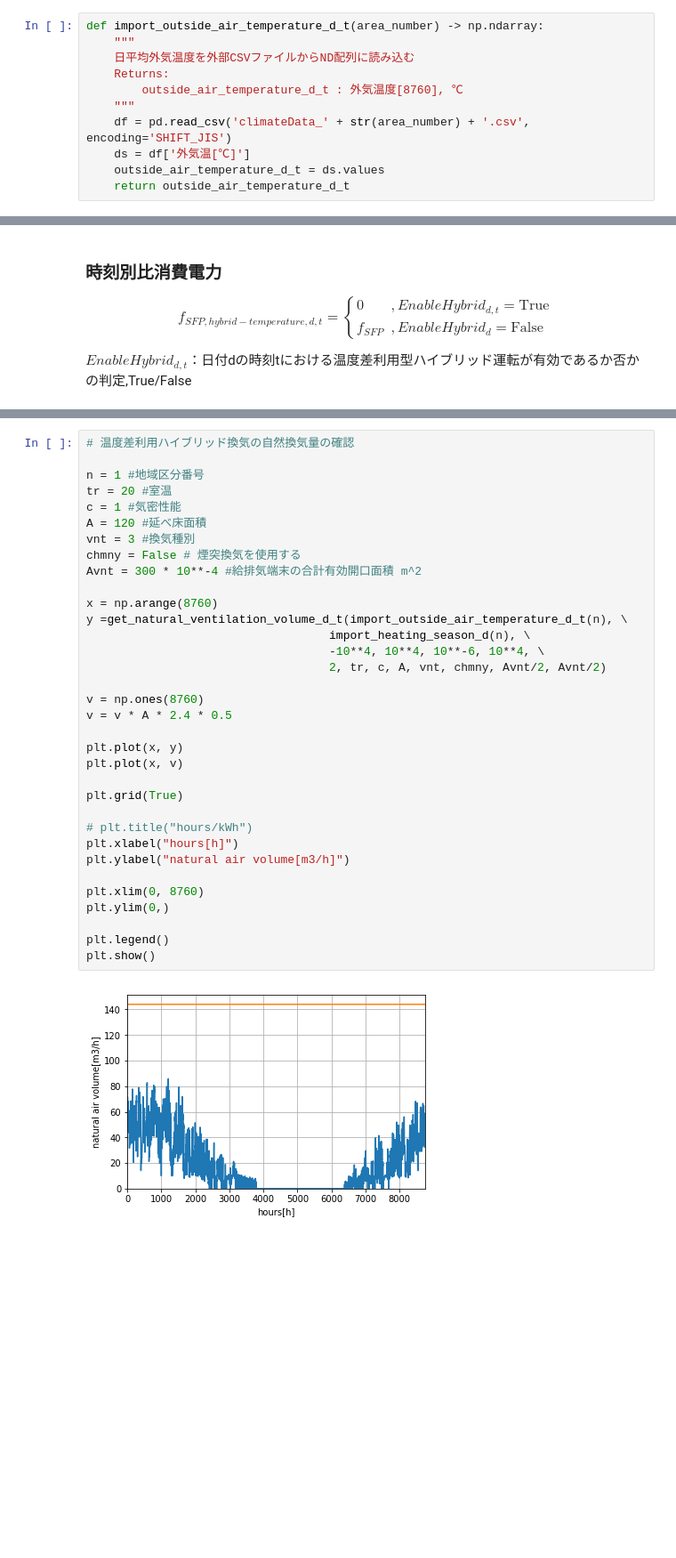
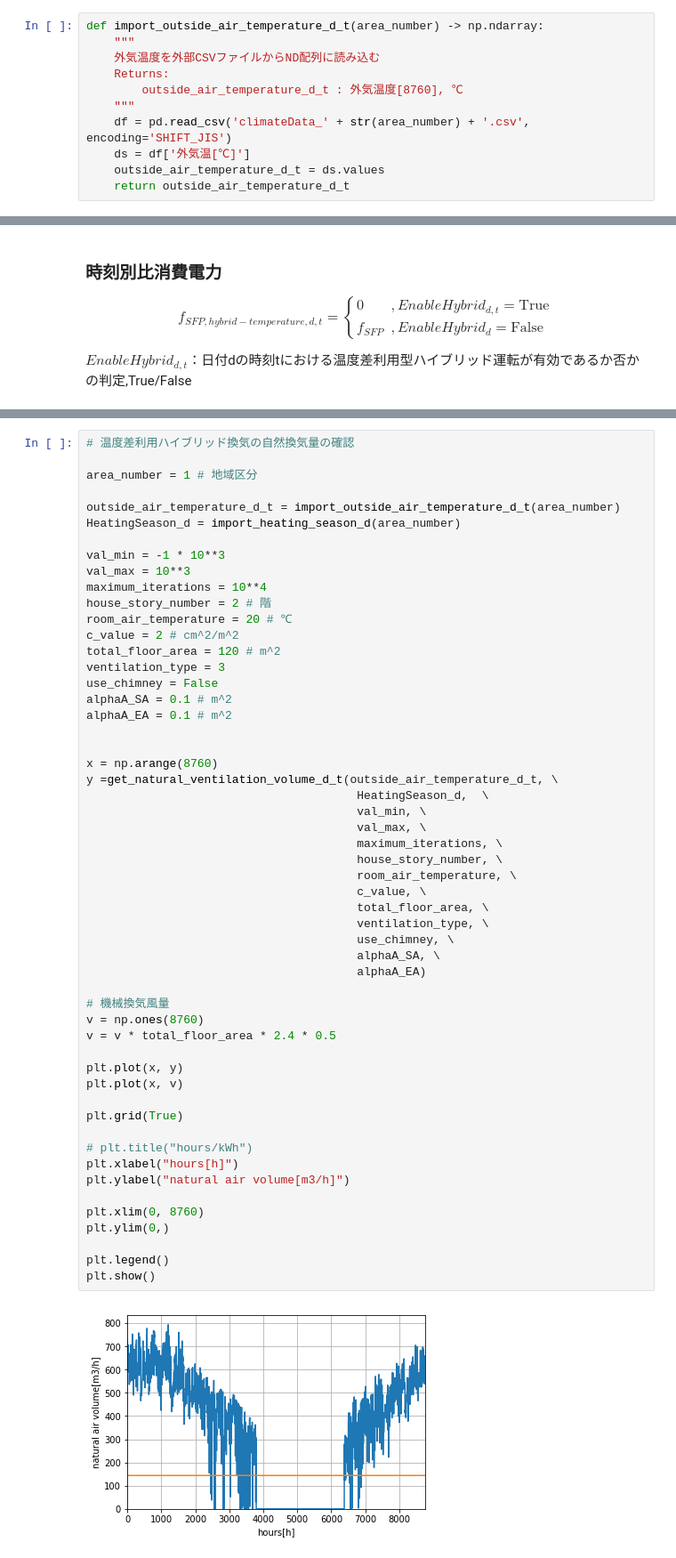
Before and after one commit to jjj-design/jjj_logic, a Jupyter notebook: jiritsu_ventilation.ipynb, the cells around one changed output, grey strips where cells are left out. Shown: that part at 89% size. Saved outputs shown, nothing was run; the diff lists cells and outputs as text; blank space fills up the shorter version.

```diff
--- a/jiritsu_ventilation.ipynb
+++ b/jiritsu_ventilation.ipynb
@@ -18,7 +10,7 @@ np.set_printoptions(threshold=10000)
 # %%
 def import_outside_air_temperature_d_t(area_number) -> np.ndarray:
     """
-    日平均外気温度を外部CSVファイルからND配列に読み込む
+    外気温度を外部CSVファイルからND配列に読み込む
     Returns:
         outside_air_temperature_d_t : 外気温度[8760], ℃
     """
@@ -1179,36 +1184,56 @@ get_natural_ventilation_volume_by_scipy(-10**3, 10**3, 10**-9, 10**4, \
 # %%
 # 温度差利用ハイブリッド換気の自然換気量の確認
 
-n = 1 #地域区分番号
-tr = 20 #室温
-c = 1 #気密性能
-A = 120 #延べ床面積
-vnt = 3 #換気種別
-chmny = False # 煙突換気を使用する
-Avnt = 300 * 10**-4 #給排気端末の合計有効開口面積 m^2
+area_number = 1 # 地域区分
+
+outside_air_temperature_d_t = import_outside_air_temperature_d_t(area_number)
+HeatingSeason_d = import_heating_season_d(area_number)
+
+val_min = -1 * 10**3
+val_max = 10**3
+maximum_iterations = 10**4
+house_story_number = 2 # 階
+room_air_temperature = 20 # ℃
+c_value = 2 # cm^2/m^2
+total_floor_area = 120 # m^2
+ventilation_type = 3
+use_chimney = False
+alphaA_SA = 0.1 # m^2
+alphaA_EA = 0.1 # m^2
+
 
 x = np.arange(8760)
-y =get_natural_ventilation_volume_d_t(import_outside_air_temperature_d_t(n), \
-                                   import_heating_season_d(n), \
-                                   -10**4, 10**4, 10**-6, 10**4, \
-                                   2, tr, c, A, vnt, chmny, Avnt/2, Avnt/2)
+y =get_natural_ventilation_volume_d_t(outside_air_temperature_d_t, \
+                                       HeatingSeason_d,  \
+                                       val_min, \
+                                       val_max, \
+                                       maximum_iterations, \
+                                       house_story_number, \
+                                       room_air_temperature, \
+                                       c_value, \
+                                       total_floor_area, \
+                                       ventilation_type, \
+                                       use_chimney, \
+                                       alphaA_SA, \
+                                       alphaA_EA)
 
+# 機械換気風量
 v = np.ones(8760)
-v = v * A * 2.4 * 0.5
+v = v * total_floor_area * 2.4 * 0.5
 
 plt.plot(x, y)
 plt.plot(x, v)
 
 plt.grid(True)
 
 # plt.title("hours/kWh")
 plt.xlabel("hours[h]")
 plt.ylabel("natural air volume[m3/h]")
 
 plt.xlim(0, 8760)
 plt.ylim(0,)
 
 plt.legend()
 plt.show()
 # %% [output]
-[figure, old version]
+[figure, new version]
```
Also changed, not shown: parts of 28 cells of this notebook.
